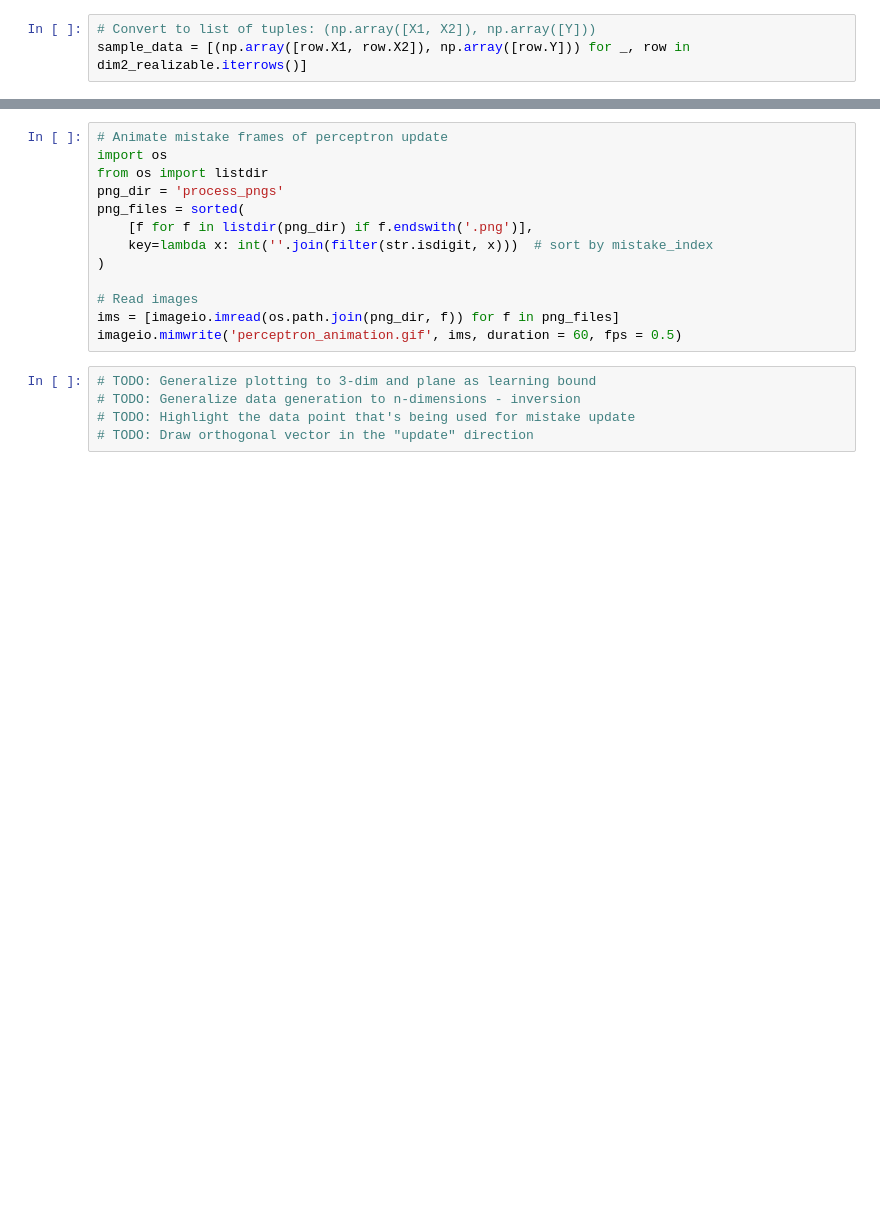
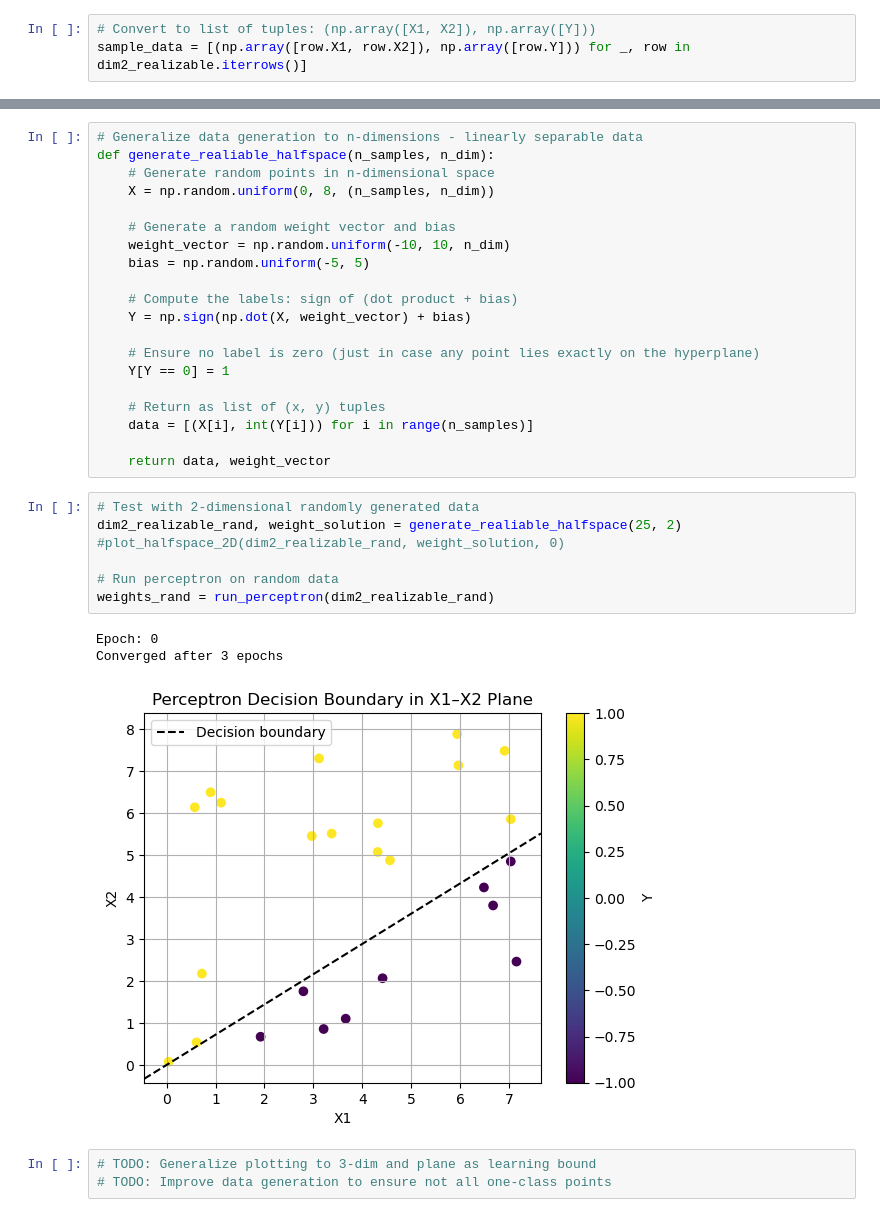
Before and after one commit to dreslow/algorithm_implementations, a Jupyter notebook: Perceptron Visualization/perceptron.ipynb, the cells around one changed output, grey strips where cells are left out. Cells and saved outputs as stored; diff of their text form; blank space fills up the shorter version.

```diff
--- a/Perceptron Visualization/perceptron.ipynb
+++ b/Perceptron Visualization/perceptron.ipynb
@@ -106,18 +129,34 @@ Final weights: [-10.5   8. ]
-# %%
-# Animate mistake frames of perceptron update
-import os
-from os import listdir
-png_dir = 'process_pngs'
-png_files = sorted(
-    [f for f in listdir(png_dir) if f.endswith('.png')],
-    key=lambda x: int(''.join(filter(str.isdigit, x)))  # sort by mistake_index
-)
-
-# Read images
-ims = [imageio.imread(os.path.join(png_dir, f)) for f in png_files]
-imageio.mimwrite('perceptron_animation.gif', ims, duration = 60, fps = 0.5)
-# %%
-# TODO: Generalize plotting to 3-dim and plane as learning bound
-# TODO: Generalize data generation to n-dimensions - inversion
-# TODO: Highlight the data point that's being used for mistake update
-# TODO: Draw orthogonal vector in the "update" direction
+# %%
+# Generalize data generation to n-dimensions - linearly separable data
+def generate_realiable_halfspace(n_samples, n_dim):
+    # Generate random points in n-dimensional space
+    X = np.random.uniform(0, 8, (n_samples, n_dim))
+
+    # Generate a random weight vector and bias
+    weight_vector = np.random.uniform(-10, 10, n_dim)
+    bias = np.random.uniform(-5, 5)
+
+    # Compute the labels: sign of (dot product + bias)
+    Y = np.sign(np.dot(X, weight_vector) + bias)
+
+    # Ensure no label is zero (just in case any point lies exactly on the hyperplane)
+    Y[Y == 0] = 1
+
+    # Return as list of (x, y) tuples
+    data = [(X[i], int(Y[i])) for i in range(n_samples)]
+
+    return data, weight_vector
+# %%
+# Test with 2-dimensional randomly generated data
+dim2_realizable_rand, weight_solution = generate_realiable_halfspace(25, 2)
+#plot_halfspace_2D(dim2_realizable_rand, weight_solution, 0)
+
+# Run perceptron on random data
+weights_rand = run_perceptron(dim2_realizable_rand)
+# %% [output]
+Epoch: 0
+Converged after 3 epochs
+[figure, added]
+# %%
+# TODO: Generalize plotting to 3-dim and plane as learning bound
+# TODO: Improve data generation to ensure not all one-class points
```
Also changed, not shown: parts of 8 cells of this notebook, 19 other files.
